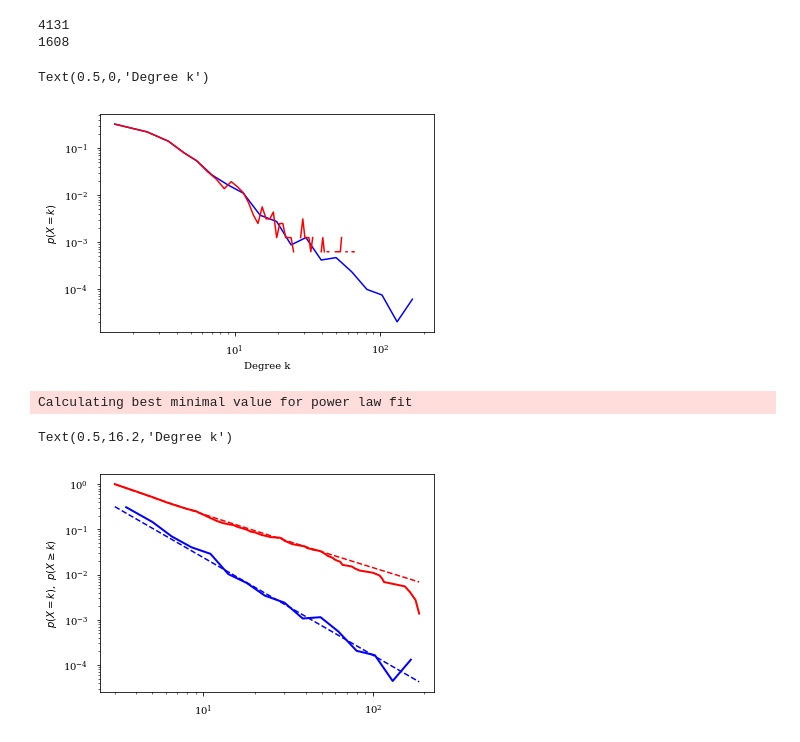
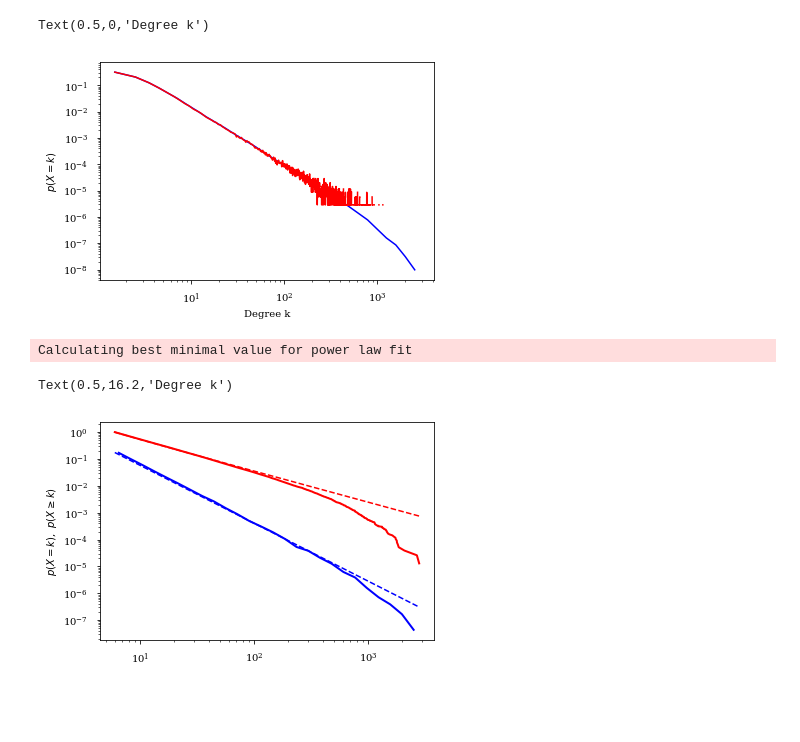
Before and after one commit to stacknetwork/OverflowNA, a Jupyter notebook: src/MakingGraphics_DegreeDist.ipynb, the cells around one changed output. Drawn from its saved outputs; the diff is of its cells as text; code cells hidden in the pictures; blank space fills up the shorter version.

```diff
--- a/src/MakingGraphics_DegreeDist.ipynb
+++ b/src/MakingGraphics_DegreeDist.ipynb
@@ -95,40 +95,40 @@ twomonths = path + "Users_comments.pkl"
 tendays = path + 'Users_comments_nanremoved_noselfloops_10days.pkl'
 threedays = path + 'Users_comments_nanremoved_noselfloops_3days.pkl'
 rusmonth = path + 'Users_comments_nanremoved_noselfloops_russian_1kk_October.pkl'
-G = nx.read_gpickle(rusmonth)
+G1 = nx.read_gpickle(twomonths)
+G2 = nx.read_gpickle(rusmonth)
-# %%
-#Get the largest connected component
-subgraphs = list(nx.connected_component_subgraphs(G))
-prunedgraph = subgraphs[0]
-print(prunedgraph.number_of_edges())
-print(prunedgraph.number_of_nodes())
-# %% [output]
-4131
-1608
+# %%
+#Get the largest connected component
+subgraphsEng = list(nx.connected_component_subgraphs(G1))
+prunedgraphEng = subgraphsEng[0]
+degree_sequenceEng = sorted(dict(nx.degree(prunedgraphEng)).values(), reverse = True)
+dataEng = degree_sequenceEng
+
+subgraphsRus =  list(nx.connected_component_subgraphs(G2))
+prunedgraphRus = subgraphsRus[0]
+degree_sequenceRus = sorted(dict(nx.degree(prunedgraphRus)).values(), reverse = True)
+dataRus = degree_sequenceRus
 # %%
-degree_sequence = sorted(dict(nx.degree(prunedgraph)).values(), reverse = True)
-data = degree_sequence
-
-figPDF = powerlaw.plot_pdf(data, color='b')
-powerlaw.plot_pdf(data, linear_bins=True, color='r', ax=figPDF)
+figPDF = powerlaw.plot_pdf(dataEng, color='b')
+powerlaw.plot_pdf(dataEng, linear_bins=True, color='r', ax=figPDF)
 ####
 figPDF.set_ylabel(r"$p(X=k)$")
 figPDF.set_xlabel(r"Degree k")
 # %% [output]
 Text(0.5,0,'Degree k')
-[figure, old version]
+[figure, new version]
 # %%
-fit = powerlaw.Fit(data, discrete=True)
+fit = powerlaw.Fit(dataEng, discrete=True)
 ####
 figCCDF = fit.plot_pdf(color='b', linewidth=2)
 fit.power_law.plot_pdf(color='b', linestyle='--', ax=figCCDF)
 fit.plot_ccdf(color='r', linewidth=2, ax=figCCDF)
 fit.power_law.plot_ccdf(color='r', linestyle='--', ax=figCCDF)
 ####
 figCCDF.set_ylabel(r"$p(X=k)$,  $p(X\geq k)$")
 figPDF.set_xlabel(r"Degree k")
 # %% [output]
 Calculating best minimal value for power law fit
 Text(0.5,16.2,'Degree k')
-[figure, old version]
+[figure, new version]
 # %%
```
Also changed, not shown: parts of 2 cells of this notebook.
